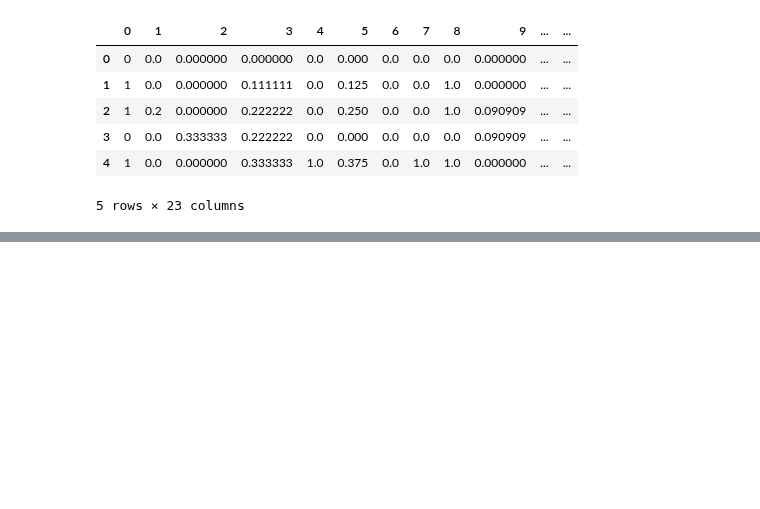
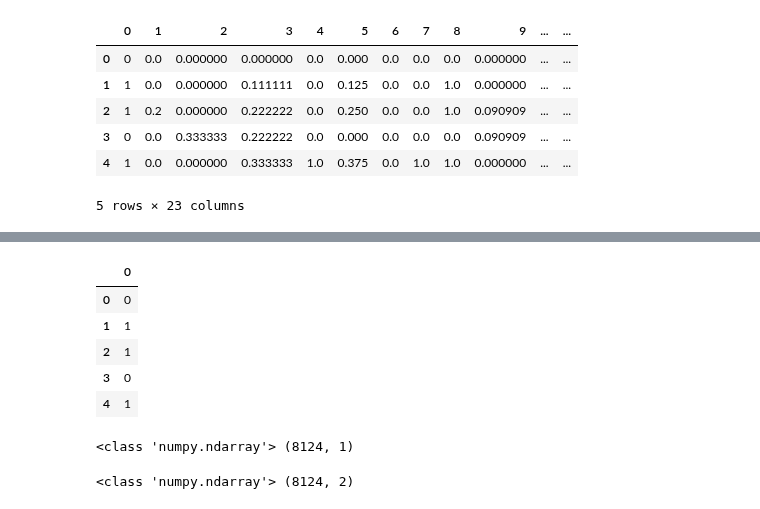
Before and after one commit to linklab/aiclass, a Jupyter notebook: 1531036006_KHoJoong/HW2_Multi-layer Neural Network.ipynb, the cells around one changed output, grey strips where cells are left out. Cells and saved outputs as stored; diff of their text form; code cells hidden in the pictures; blank space fills up the shorter version.

```diff
--- a/1531036006_KHoJoong/HW2_Multi-layer Neural Network.ipynb
+++ b/1531036006_KHoJoong/HW2_Multi-layer Neural Network.ipynb
@@ -72,7 +86,18 @@ data_array = data_df.as_matrix()
 # %%
 label_df = df.iloc[:, 0:1]
+label_df.head()
+# %% [output]
+|  | 0 |
+| 0 | 0 |
+| 1 | 1 |
+| 2 | 1 |
+| 3 | 0 |
+| 4 | 1 |
 # %%
 label_array = label_df.as_matrix()
+print(type(label_array), label_array.shape)
+# %% [output]
+<class 'numpy.ndarray'> (8124, 1)
 # %%
 label_array_one_hot = []
 for i in label_array:
@@ -83,6 +108,9 @@ for i in label_array:
     label_array_one_hot.append(one_hot)
 # %%
 label_array_one_hot =  np.array(label_array_one_hot)
+print(type(label_array_one_hot), label_array_one_hot.shape)
+# %% [output]
+<class 'numpy.ndarray'> (8124, 2)
 # %%
 train = {'data': None, 'labels': None}
 validation = {'data': None, 'labels': None}
```
Also changed, not shown: parts of 14 cells of this notebook.
